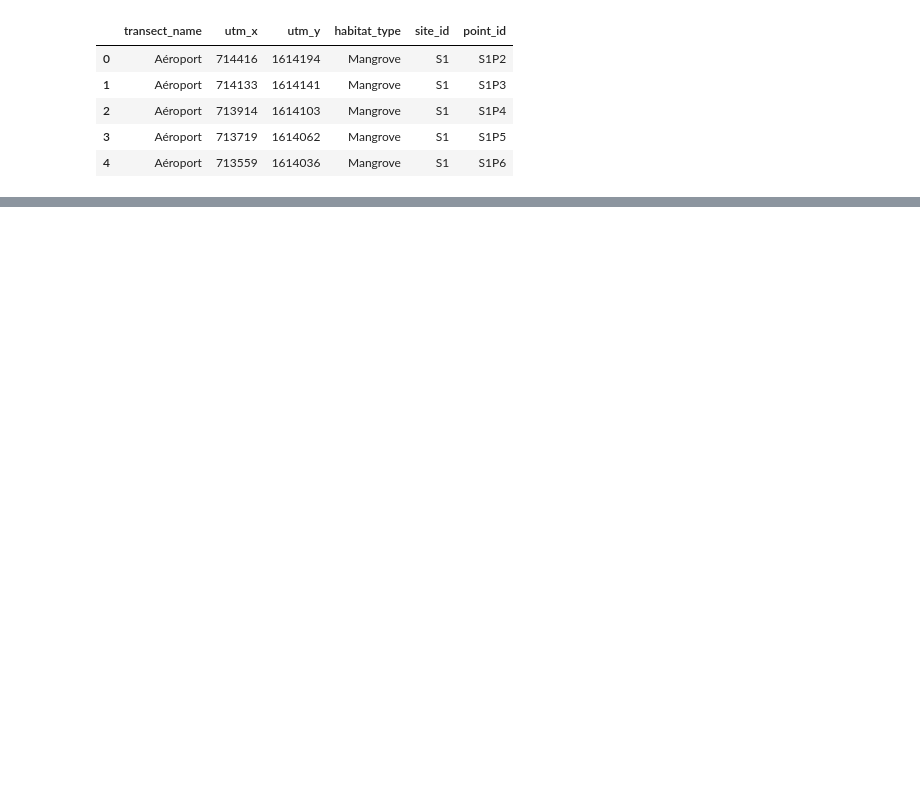
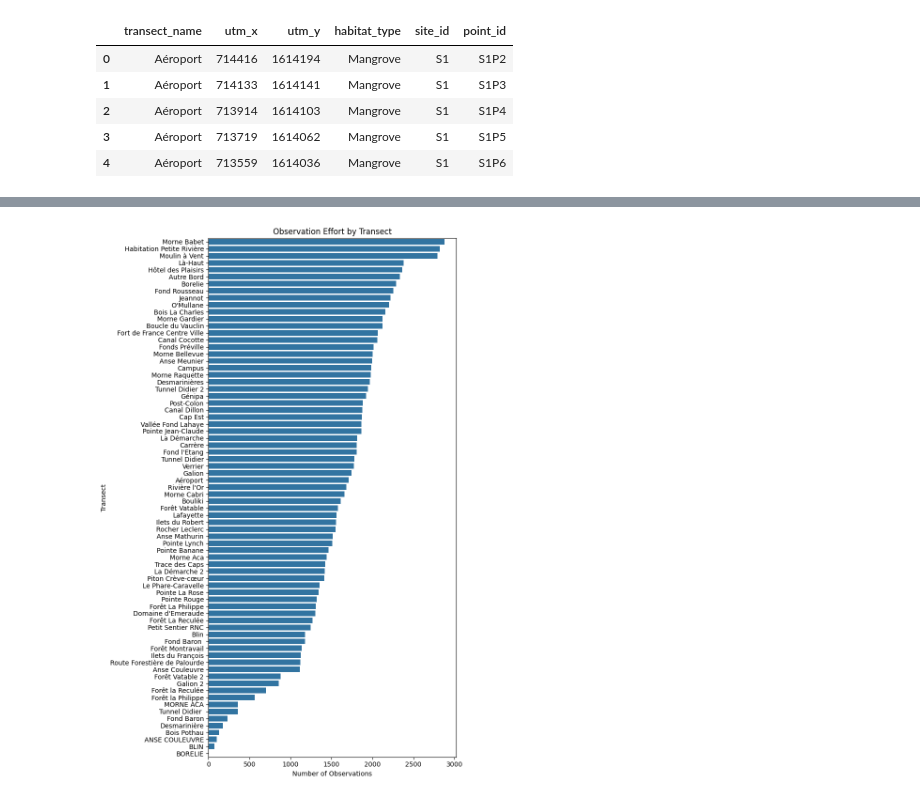
Before and after one commit to fonction-positive/AS_Projet_Birds, a Jupyter notebook: projet_bird/bird.ipynb, the cells around one changed output, grey strips where cells are left out. Saved outputs shown, nothing was run; the diff lists cells and outputs as text; code cells hidden in the pictures; blank space fills up the shorter version.

```diff
--- a/projet_bird/bird.ipynb
+++ b/projet_bird/bird.ipynb
@@ -117,0 +178,14 @@ site_data.head()
+# %%
+# 2.2 Effort by transect (number of observations per transect)
+# 样线维度上的努力量（每条样线观测记录数）
+effort_by_transect = obs_data.groupby('Nom_transect').size().sort_values(ascending=False)
+
+plt.figure(figsize=(8, 12))
+sns.barplot(x=effort_by_transect.values, y=effort_by_transect.index)
+plt.title("Observation Effort by Transect")
+plt.xlabel("Number of Observations")
+plt.ylabel("Transect")
+plt.tight_layout()
+plt.show()
+# %% [output]
+[figure, added]
```
Also changed, not shown: parts of 17 cells of this notebook.
